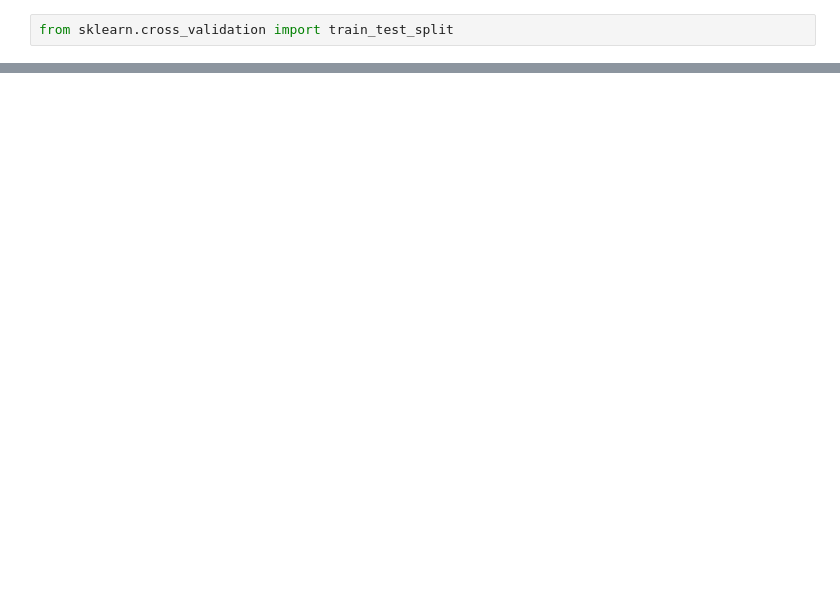
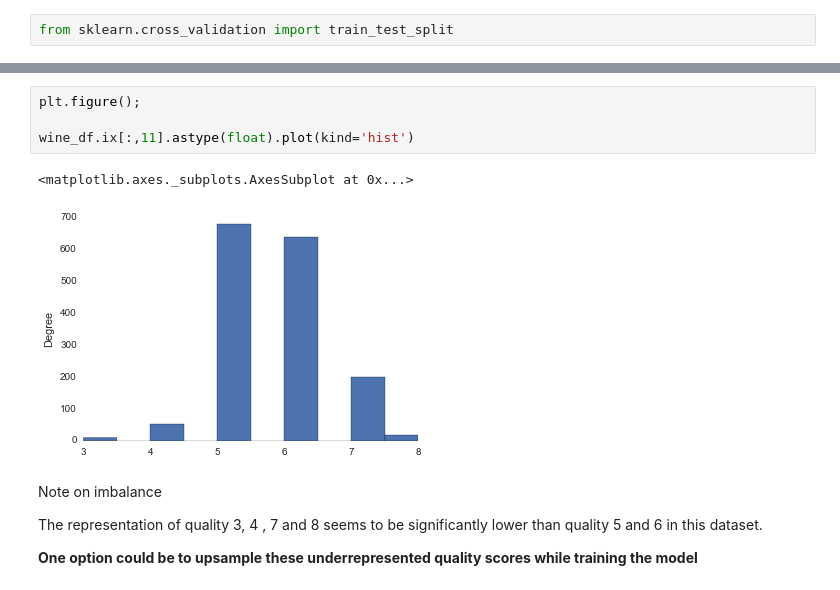
Before and after one commit to poonamrath/DAT_SF_18, a Jupyter notebook: homework_notebooks/Homework # 4.ipynb, the cells around one changed output, grey strips where cells are left out. Saved outputs shown, nothing was run; the diff lists cells and outputs as text; blank space fills up the shorter version.

```diff
--- a/homework_notebooks/Homework # 4.ipynb
+++ b/homework_notebooks/Homework # 4.ipynb
@@ -558,0 +685,13 @@ I could use logistic regression on this dataset because the quality column is ca
+# %%
+plt.figure();
+
+wine_df.ix[:,11].astype(float).plot(kind='hist')
+# %% [output]
+<matplotlib.axes._subplots.AxesSubplot at 0x...>
+[figure, added]
+# %% [markdown]
+Note on imbalance
+
+The representation of quality 3, 4 , 7 and 8 seems to be significantly lower than quality 5 and 6 in this dataset.
+
+**One option could be to upsample these underrepresented quality scores while training the model**
```
Also changed, not shown: parts of 43 cells of this notebook.
